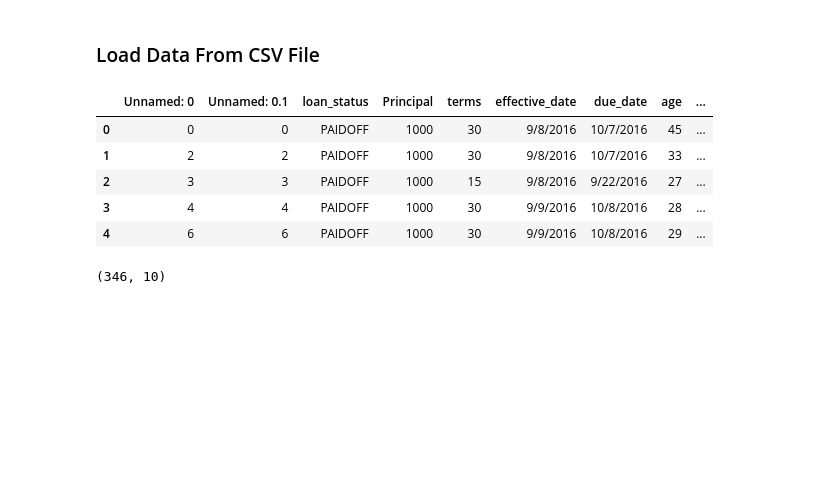
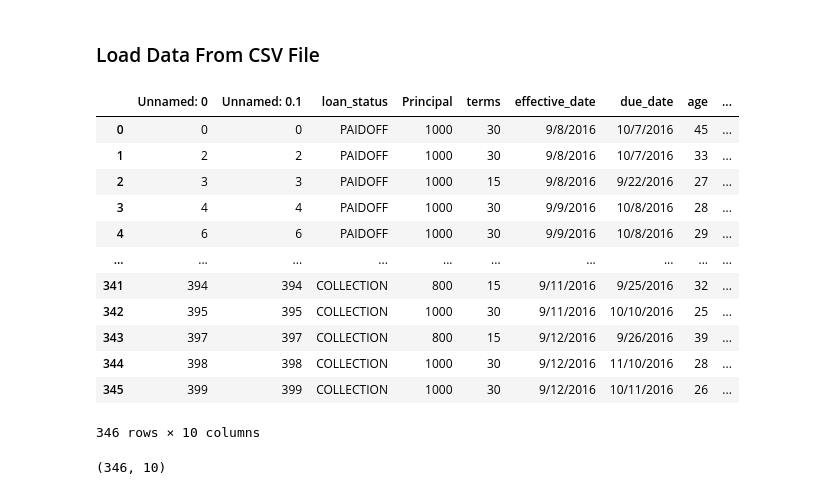
Before and after one commit to Bdempsey03/Coursera-Capstone, a Jupyter notebook: Capstone_Main.ipynb, the cells around one changed output. Saved outputs shown, nothing was run; the diff lists cells and outputs as text; code cells hidden in the pictures; blank space fills up the shorter version.

```diff
--- a/Capstone_Main.ipynb
+++ b/Capstone_Main.ipynb
@@ -56,14 +56,21 @@ loan_train.csv      100%[===================>]  22.56K  --.-KB/s    in 0s
 ### Load Data From CSV File
 # %%
 df = pd.read_csv('loan_train.csv')
-df.head()
+df
 # %% [output]
 |  | Unnamed: 0 | Unnamed: 0.1 | loan_status | Principal | terms | effective_date | due_date | age | ... |
 | 0 | 0 | 0 | PAIDOFF | 1000 | 30 | 9/8/2016 | 10/7/2016 | 45 | ... |
 | 1 | 2 | 2 | PAIDOFF | 1000 | 30 | 9/8/2016 | 10/7/2016 | 33 | ... |
 | 2 | 3 | 3 | PAIDOFF | 1000 | 15 | 9/8/2016 | 9/22/2016 | 27 | ... |
 | 3 | 4 | 4 | PAIDOFF | 1000 | 30 | 9/9/2016 | 10/8/2016 | 28 | ... |
 | 4 | 6 | 6 | PAIDOFF | 1000 | 30 | 9/9/2016 | 10/8/2016 | 29 | ... |
+| ... | ... | ... | ... | ... | ... | ... | ... | ... | ... |
+| 341 | 394 | 394 | COLLECTION | 800 | 15 | 9/11/2016 | 9/25/2016 | 32 | ... |
+| 342 | 395 | 395 | COLLECTION | 1000 | 30 | 9/11/2016 | 10/10/2016 | 25 | ... |
+| 343 | 397 | 397 | COLLECTION | 800 | 15 | 9/12/2016 | 9/26/2016 | 39 | ... |
+| 344 | 398 | 398 | COLLECTION | 1000 | 30 | 9/12/2016 | 11/10/2016 | 28 | ... |
+| 345 | 399 | 399 | COLLECTION | 1000 | 30 | 9/12/2016 | 10/11/2016 | 26 | ... |
+346 rows × 10 columns
 # %%
 df.shape
 # %% [output]
```
Also changed, not shown: parts of 16 cells of this notebook.
